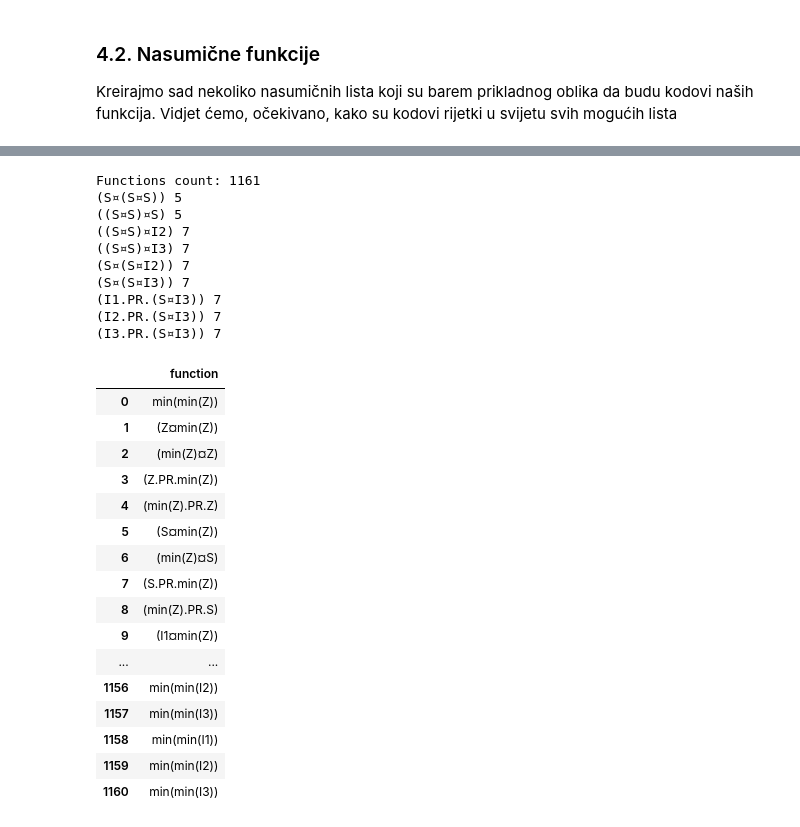
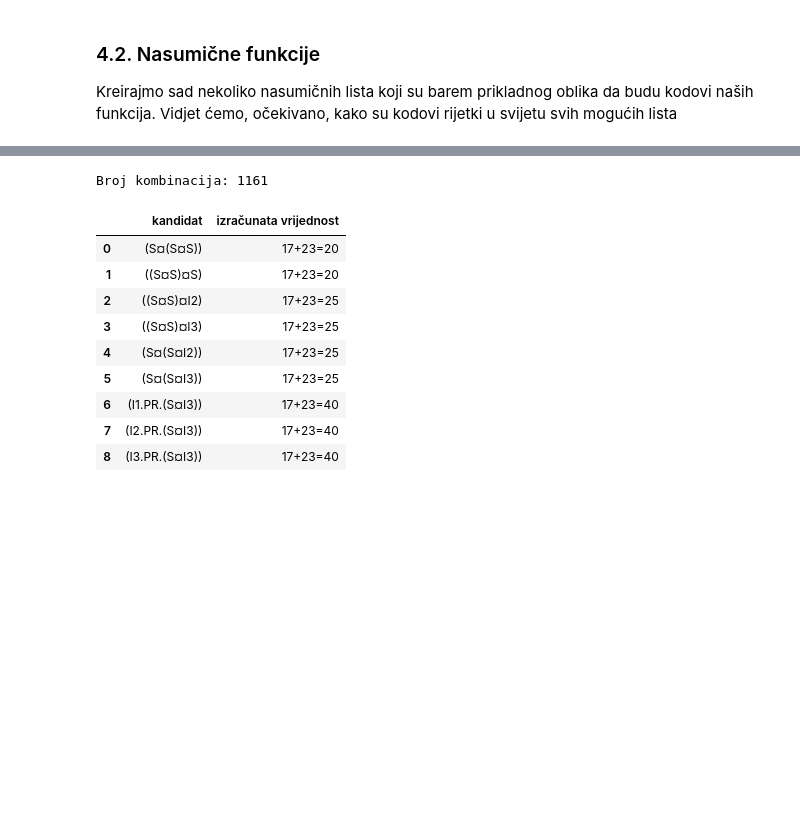
Before and after one commit to sandrolovnicki/Matematicki-softver, a Jupyter notebook: dz1/computability.ipynb, the cells around one changed output, grey strips where cells are left out. Cells and saved outputs as stored; diff of their text form; code cells hidden in the pictures; blank space fills up the shorter version.

```diff
--- a/dz1/computability_analytics.ipynb
+++ b/dz1/computability.ipynb
@@ -261,13 +273,23 @@ def compose(g, *hs):
             return self.code == other.code
         def set_name(self,name):
             self.name = name
-        def show_deep(self):
+        def show_deeper(self):
             name = '('+str(g)+'¤'
             if(hs_num>1):
                 name += '('
             for i in range(0,hs_num-1):
                 name += str(hs[i])+','
             name += str(hs[-1])
+            if(hs_num>1):
+                name += ')'
+            return name+')'
+        def show_deepest(self):
+            name = '('+g.show_deepest()+'¤'
+            if(hs_num>1):
+                name += '('
+            for i in range(0,hs_num-1):
+                name += hs[i].show_deepest()+','
+            name += hs[-1].show_deepest()
             if(hs_num>1):
                 name += ')'
             return name+')'
@@ -280,7 +302,7 @@ print(testf.code)
 print(testf)
 testf.set_name("testf")
 print(testf)
-print(testf.show_deep())
+print(testf.show_deepest())
 # %% [output]
 1
 [3, [2, 2], 1, [3, 1, 0]]
@@ -371,8 +399,11 @@ def minimize(g):
             return self.code == other.code
         def set_name(self,name):
             self.name = name
-        def show_deep(self):
+        def show_deeper(self):
             return "min("+str(g)+')'
+        def show_deepest(self):
+            return "min("+g.show_deepest()+')'
+
     return minimization()
 
 # test
@@ -547,10 +559,5 @@ Kreiramo sad iscrpnim algoritmom sve moguće izračunljive funkcije koje se sast
 # %%
-Z = zero()
-S = successor()
-
-funs = [Z,S]
-
-def all_combinations(n,argnum):
+def all_combinations(funs,n,argnum):
     # add appropriate projections
     for i in range (1,argnum+2):
         funs.append(projection(i))
@@ -558,7 +565,7 @@ def all_combinations(n,argnum):
     if n==1:
         return [f for f in funs]
     functions = []
-    lowers = all_combinations(n-1,argnum)
+    lowers = all_combinations(funs,n-1,argnum)
     for lf in lowers:
 
         functions.append(minimize(lf))
@@ -585,41 +594,29 @@ def all_combinations(n,argnum):
 # %%
 import pandas as pd
 
-fns = all_combinations(3,2)
-print("Functions count:", len(fns))
+inits = [zero(),successor()]
+fns = all_combinations(inits,3,2)
+print("Broj kombinacija:", len(fns))
 
+cands = []
+values = []
 for f in fns:
     if f(2,3) == 5:
-        print(f, f(2,5))
+        cands.append(f)
+        values.append("17+23=" + str(f(17,23)))
 
-dframe = pd.DataFrame({"functions": fns})
-dframe.columns = ["function"]
+dframe = pd.DataFrame({"candidates": cands, "values": values})
+dframe.columns = ["kandidat","izračunata vrijednost"]
 dframe
 # %% [output]
-Functions count: 1161
-(S¤(S¤S)) 5
-((S¤S)¤S) 5
-((S¤S)¤I2) 7
-((S¤S)¤I3) 7
-(S¤(S¤I2)) 7
-(S¤(S¤I3)) 7
-(I1.PR.(S¤I3)) 7
-(I2.PR.(S¤I3)) 7
-(I3.PR.(S¤I3)) 7
+Broj kombinacija: 1161
-|  | function |
-| 0 | min(min(Z)) |
-| 1 | (Z¤min(Z)) |
-| 2 | (min(Z)¤Z) |
-| 3 | (Z.PR.min(Z)) |
-| 4 | (min(Z).PR.Z) |
-| 5 | (S¤min(Z)) |
-| 6 | (min(Z)¤S) |
-| 7 | (S.PR.min(Z)) |
-| 8 | (min(Z).PR.S) |
-| 9 | (I1¤min(Z)) |
-| ... | ... |
-| 1156 | min(min(I2)) |
-| 1157 | min(min(I3)) |
-| 1158 | min(min(I1)) |
-| 1159 | min(min(I2)) |
-| 1160 | min(min(I3)) |
+|  | kandidat | izračunata vrijednost |
+| 0 | (S¤(S¤S)) | 17+23=20 |
+| 1 | ((S¤S)¤S) | 17+23=20 |
+| 2 | ((S¤S)¤I2) | 17+23=25 |
+| 3 | ((S¤S)¤I3) | 17+23=25 |
+| 4 | (S¤(S¤I2)) | 17+23=25 |
+| 5 | (S¤(S¤I3)) | 17+23=25 |
+| 6 | (I1.PR.(S¤I3)) | 17+23=40 |
+| 7 | (I2.PR.(S¤I3)) | 17+23=40 |
+| 8 | (I3.PR.(S¤I3)) | 17+23=40 |
```
Also changed, not shown: parts of 27 cells of this notebook.
